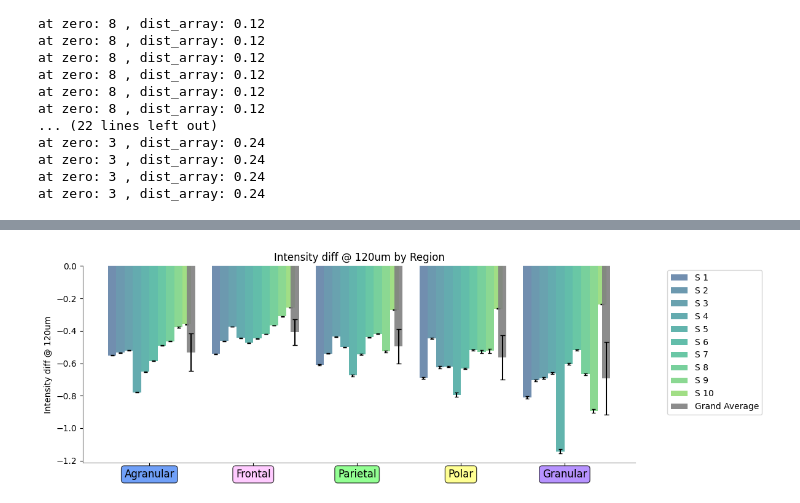
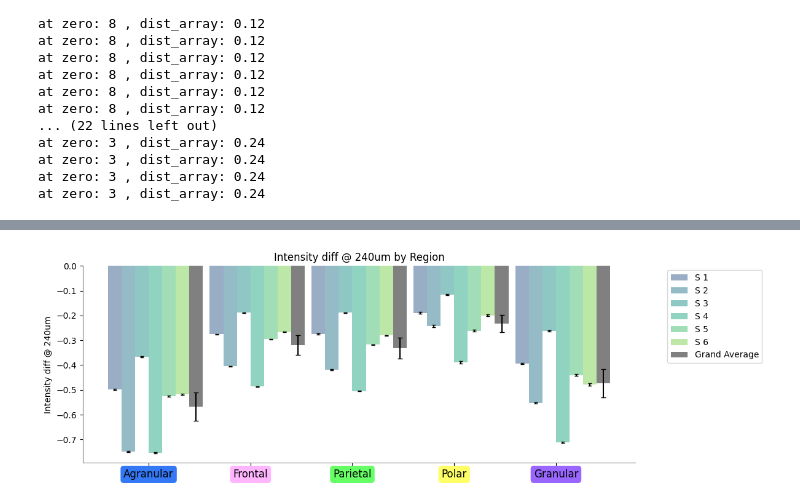
Before and after one commit to dyjung130/cortical_layer, a Jupyter notebook: jupyter-notebook/082725_cyto_parcellate/run_cyto_von_parcellation.ipynb, the cells around one changed output, grey strips where cells are left out. Drawn from its saved outputs; the diff is of its cells as text; code cells hidden in the pictures.

```diff
--- a/jupyter-notebook/082725_cyto_parcellate/run_cyto_von_parcellation.ipynb
+++ b/jupyter-notebook/082725_cyto_parcellate/run_cyto_von_parcellation.ipynb
@@ -285,7 +294,7 @@ at zero: 3 , dist_array: 0.24
 at zero: 3 , dist_array: 0.24
 at zero: 3 , dist_array: 0.24
 # %%
-hemi = 'lh'
+hemi = 'rh'
 
 if hemi == 'lh':
     data1 = lh_intensity_data_at_zero_120um
@@ -334,10 +343,9 @@ plt.show()
 #parcellate intensity data based on the von ek atlas
 #first get the unique values in the von ek atlas
 atlas = von_ek_atlas #von_ek_atlas or economo_koskinas_atlas_lh or economo_koskinas_atlas_rh (should be the same for the latter two)
-data2use_lh = lh_intensity_data_at_zero_120um #lh_intensity_data_at_zero or lh_intensity_norm_data_at_zero or rh_intensity_data_at_zero or rh_intensity_norm_data_at_zero
-data2use_rh = rh_intensity_data_at_zero_120um #lh_intensity_data_at_zero or lh_intensity_norm_data_at_zero or rh_intensity_data_at_zero or rh_intensity_norm_data_at_zero
+data2use_lh = lh_intensity_data_at_zero_240um #lh_intensity_data_at_zero or lh_intensity_norm_data_at_zero or rh_intensity_data_at_zero or rh_intensity_norm_data_at_zero
+data2use_rh = rh_intensity_data_at_zero_240um #lh_intensity_data_at_zero or lh_intensity_norm_data_at_zero or rh_intensity_data_at_zero or rh_intensity_norm_data_at_zero
 unique_values = np.unique(atlas)
-print(unique_values)
 
 
 rh_intensity_data_at_zero_parcelled = np.zeros((data2use_rh[0].shape[0], len(data2use_rh)))
@@ -423,10 +410,8 @@ print(lh_intensity_data_at_zero_parcelled)
 # %%
-from mpl_toolkits.axes_grid1 import make_axes_locatable
-from scipy.stats import zscore
 
 
 plot_individual_data = True
-plot_hemi = 'lh'
+plot_hemi = 'rh'
 data_type = 'mean' #'mean' or 'var'
 cmap = 'viridis'
 #atlas = von_ek_atlas
@@ -580,70 +557,56 @@ for i in range(data2plot_sub.shape[1]):
         data2plot_sub_std[j,i] = np.nanstd(data2plot_sub[indices,i])
         data2plot_sub_sem[j,i] = data2plot_sub_std[j,i] / np.sqrt(len(indices)-1)# sample SEM
 # %%
-
-discrete_colors = {
-    'Agranular': '#3478F6',   # Blue
-    'Frontal': '#FFB6FF',     # Pink
-    'Parietal': '#66FF66',    # Green
-    'Polar': '#FFFF66',       # Yellow
-    'Granular': '#9966FF'     # Purple
-}
+print(f"Mean data shape: {data2plot_sub_mean.shape}")
+print(f"Standard deviation data shape: {data2plot_sub_sem.shape}")
 
 
-print(f"Mean data shape: {data2plot_sub_mean.shape}")
-print(f"Standard deviation data shape: {data2plot_sub_sem.shape}")
-cyto_name = ['Agranular','Frontal','Parietal','Polar','Granular']
 # Create a minimalistic bar plot
 plt.figure(figsize=(12,4))
 
-# Use a simple grayscale color palette
+# Use viridis color palette for subjects
 colors = plt.cm.viridis(np.linspace(0.3, 0.8, data2plot_sub_mean.shape[1]))
 
 x_values = np.arange(data2plot_sub_mean.shape[0])
-bar_width = 0.8 / data2plot_sub_mean.shape[1]  # Width of each bar
+bar_width = 0.8 / data2plot_sub_mean.shape[1]
 
 # Plot bars for each subject
 for i in range(data2plot_sub_mean.shape[1]):
     x_offset = x_values + (i - data2plot_sub_mean.shape[1]/2 + 0.5) * bar_width
     plt.bar(x_offset, data2plot_sub_mean[:, i], yerr=data2plot_sub_sem[:, i],
-            width=bar_width, alpha=0.7, capsize=2,
+            width=bar_width, alpha=0.5, capsize=2,
             color=colors[i], label=f'S {i+1}')
 
-# Calculate grand average across all subjects
+# Calculate and plot grand average
 grand_average = np.nanmean(data2plot_sub_mean, axis=1)
 grand_sem = np.nanstd(data2plot_sub_mean, axis=1) / np.sqrt(data2plot_sub_mean.shape[1])
 
-# Plot grand average as separate bars with different style
-x_offset_grand = x_values + (data2plot_sub_mean.shape[1]/2) * bar_width
-plt.bar(x_offset_grand, grand_average, yerr=grand_std,
-         width=bar_width, alpha=0.9, capsize=3,
+x_offset_grand = x_values + (data2plot_sub_mean.shape[1]/2) * bar_width + bar_width/2
+plt.bar(x_offset_grand, grand_average, yerr=grand_sem,
+         width=bar_width, alpha=1, capsize=3,
          color='grey', label='Grand Average', zorder=10)
 
-plt.ylabel('Intensity diff @ 120um')
-plt.title('Intensity diff @ 120um by Region')
+# Styling
+plt.ylabel('Intensity diff @ 240um')
+plt.title('Intensity diff @ 240um by Region')
 
-# Remove all spines except bottom and left
-plt.gca().spines['top'].set_visible(False)
-plt.gca().spines['right'].set_visible(False)
-plt.gca().spines['left'].set_color('gray')
-plt.gca().spines['bottom'].set_color('gray')
-# Set x-tick labels with matching background colors
+# Clean up spines
 ax = plt.gca()
+ax.spines['top'].set_visible(False)
+ax.spines['right'].set_visible(False)
+ax.spines['left'].set_color('gray')
+ax.spines['bottom'].set_color('gray')
+
+# Set x-tick labels with colored backgrounds
 ax.set_xticks(x_values)
-ax.set_xticklabels(cyto_name, fontsize=12, rotation=0, ha='center')
+ax.set_xticklabels(CYTO5_NAME, fontsize=12, rotation=0, ha='center')
 
-# Apply background colors to each x-tick label
-for i, (tick_label, region_name) in enumerate(zip(ax.get_xticklabels(), cyto_name)):
-    tick_label.set_bbox(dict(boxstyle="round,pad=0.3", facecolor=discrete_colors[region_name], alpha=0.7))
-# Add legend outside the plot area
+for i, (tick_label, region_name) in enumerate(zip(ax.get_xticklabels(), CYTO5_NAME)):
+    tick_label.set_bbox(dict(boxstyle="round,pad=0.3",
+                            facecolor=CYTO5_COLORS[region_name], alpha=1, edgecolor='none'))
+
+# Add legend
 plt.legend(bbox_to_anchor=(1.05, 1), loc='upper left')
-
-
-
-
-
-
-
 plt.tight_layout()
 plt.show()
 # %% [output]
@@ -652 +615 @@ Standard deviation data shape: (5, 10)
-[figure, old version]
+[figure, new version]
```
Also changed, not shown: parts of 12 cells of this notebook, 2 other files.
